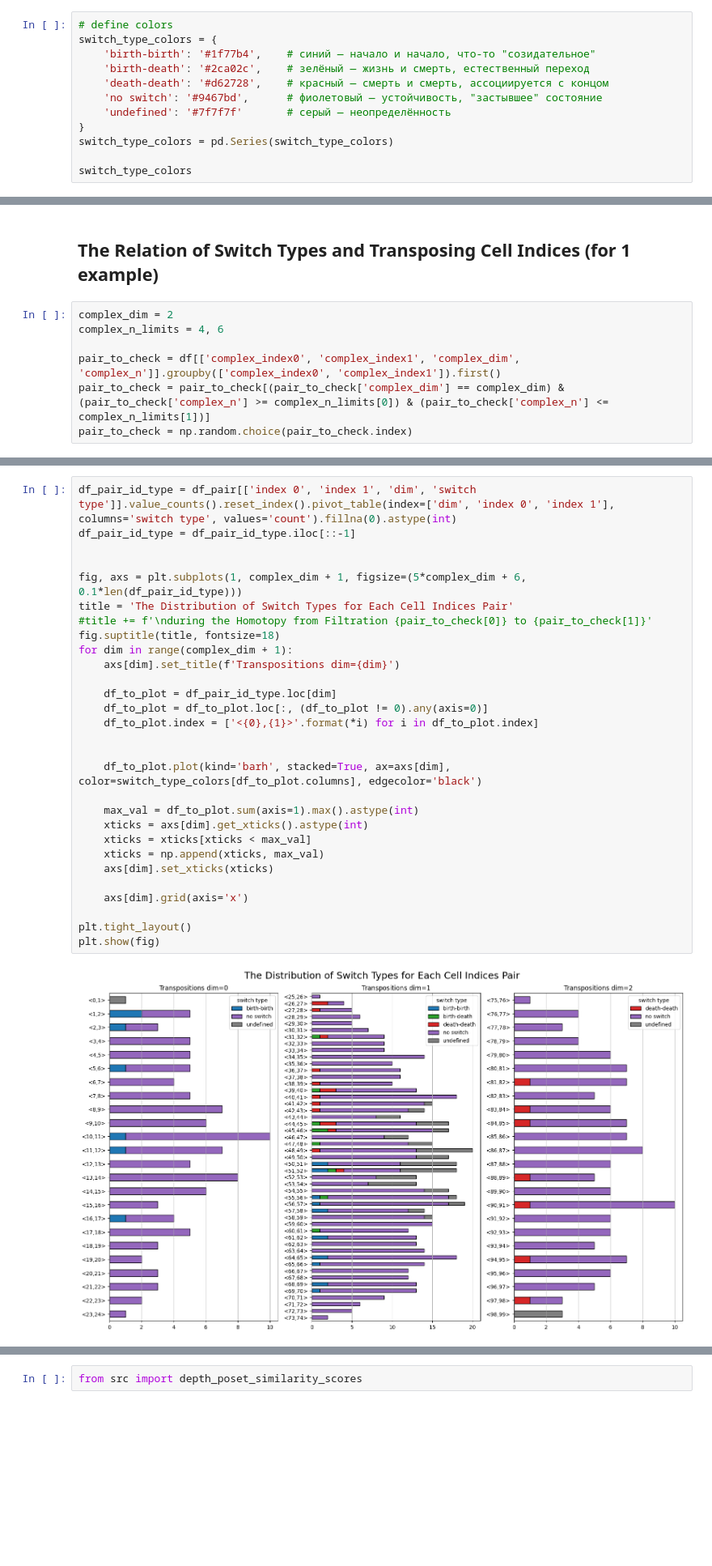
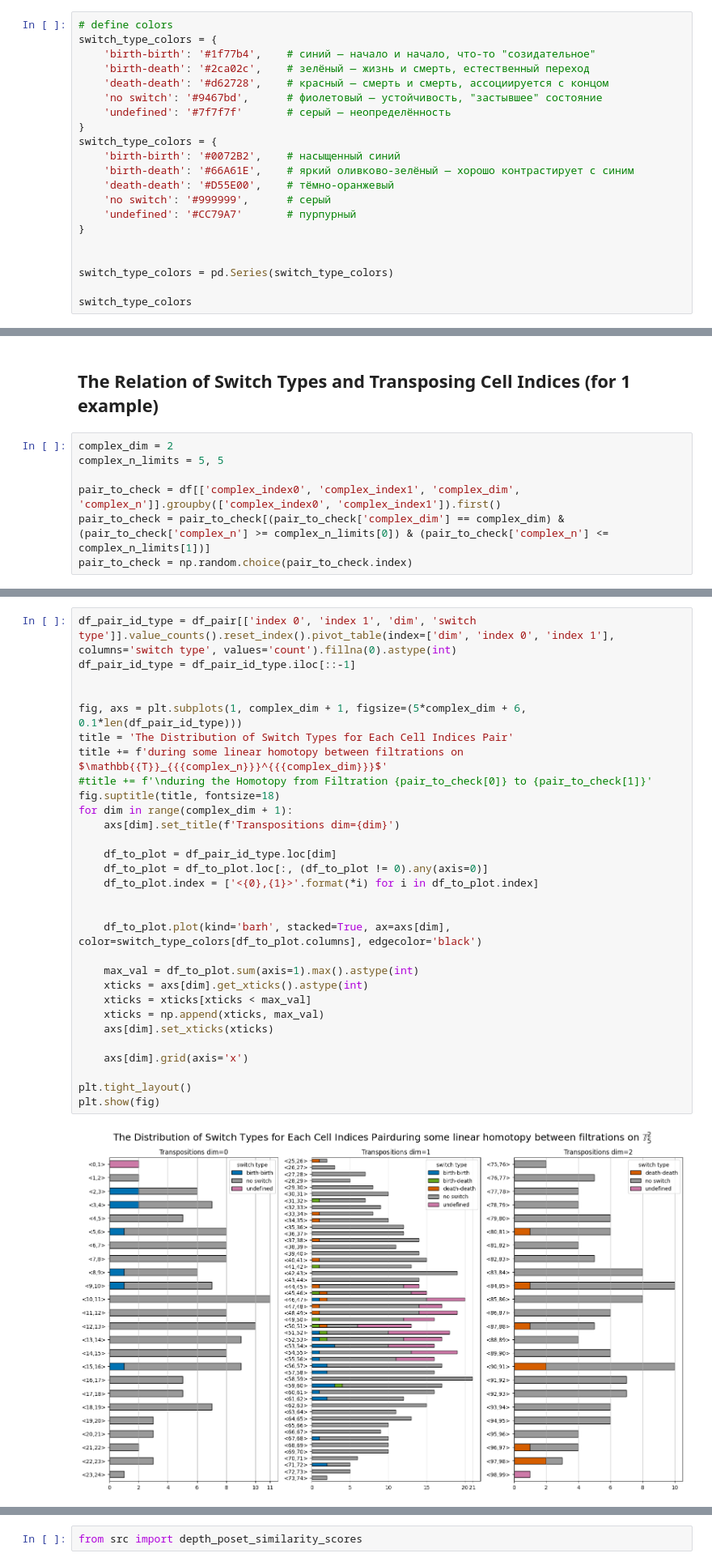
Before and after one commit to zimfv/depth-poset, a Jupyter notebook: notebooks/Analyze Transpositions between Barycentric Cubical Toruses.ipynb, the cells around one changed output, grey strips where cells are left out. Shown at 81% size. Cells and saved outputs as stored; diff of their text form; blank space fills up the shorter version.

Commit message:
Updated colorscheme

```diff
--- a/notebooks/Analyze Transpositions between Barycentric Cubical Toruses.ipynb
+++ b/notebooks/Analyze Transpositions between Barycentric Cubical Toruses.ipynb
@@ -176,6 +176,15 @@ switch_type_colors = {
     'no switch': '#9467bd',      # фиолетовый — устойчивость, "застывшее" состояние
     'undefined': '#7f7f7f'       # серый — неопределённость
 }
+switch_type_colors = {
+    'birth-birth': '#0072B2',    # насыщенный синий
+    'birth-death': '#66A61E',    # яркий оливково-зелёный — хорошо контрастирует с синим
+    'death-death': '#D55E00',    # тёмно-оранжевый
+    'no switch': '#999999',      # серый
+    'undefined': '#CC79A7'       # пурпурный
+}
+
+
 switch_type_colors = pd.Series(switch_type_colors)
 
 switch_type_colors
@@ -390,7 +399,7 @@ df_pair_stats.groupby(['dim', 'switch type'])['count'].sum().reset_index().pivot
 ## The Relation of Switch Types and Transposing Cell Indices (for 1 example)
 # %%
 complex_dim = 2
-complex_n_limits = 4, 6
+complex_n_limits = 5, 5
 
 pair_to_check = df[['complex_index0', 'complex_index1', 'complex_dim', 'complex_n']].groupby(['complex_index0', 'complex_index1']).first()
 pair_to_check = pair_to_check[(pair_to_check['complex_dim'] == complex_dim) & (pair_to_check['complex_n'] >= complex_n_limits[0]) & (pair_to_check['complex_n'] <= complex_n_limits[1])]
@@ -448,34 +457,35 @@ plt.show(fig)
 # %%
 df_pair_id_type = df_pair[['index 0', 'index 1', 'dim', 'switch type']].value_counts().reset_index().pivot_table(index=['dim', 'index 0', 'index 1'], columns='switch type', values='count').fillna(0).astype(int)
 df_pair_id_type = df_pair_id_type.iloc[::-1]
 
 
 fig, axs = plt.subplots(1, complex_dim + 1, figsize=(5*complex_dim + 6, 0.1*len(df_pair_id_type)))
 title = 'The Distribution of Switch Types for Each Cell Indices Pair'
+title += f'during some linear homotopy between filtrations on $\mathbb{{T}}_{{{complex_n}}}^{{{complex_dim}}}$'
 #title += f'\nduring the Homotopy from Filtration {pair_to_check[0]} to {pair_to_check[1]}'
 fig.suptitle(title, fontsize=18)
 for dim in range(complex_dim + 1):
     axs[dim].set_title(f'Transpositions dim={dim}')
 
     df_to_plot = df_pair_id_type.loc[dim]
     df_to_plot = df_to_plot.loc[:, (df_to_plot != 0).any(axis=0)]
     df_to_plot.index = ['<{0},{1}>'.format(*i) for i in df_to_plot.index]
 
 
     df_to_plot.plot(kind='barh', stacked=True, ax=axs[dim], color=switch_type_colors[df_to_plot.columns], edgecolor='black')
 
     max_val = df_to_plot.sum(axis=1).max().astype(int)
     xticks = axs[dim].get_xticks().astype(int)
     xticks = xticks[xticks < max_val]
     xticks = np.append(xticks, max_val)
     axs[dim].set_xticks(xticks)
 
     axs[dim].grid(axis='x')
 
 plt.tight_layout()
 plt.show(fig)
 # %% [output]
-[figure, old version]
+[figure, new version]
 # %% [markdown]
 So we have a __hypothesis__, that for $d$-dimensional complex the indices of undefined 0 or d dimensional transpositions are fixed.
 
```
Also changed, not shown: parts of 11 cells of this notebook, 1 other file.
